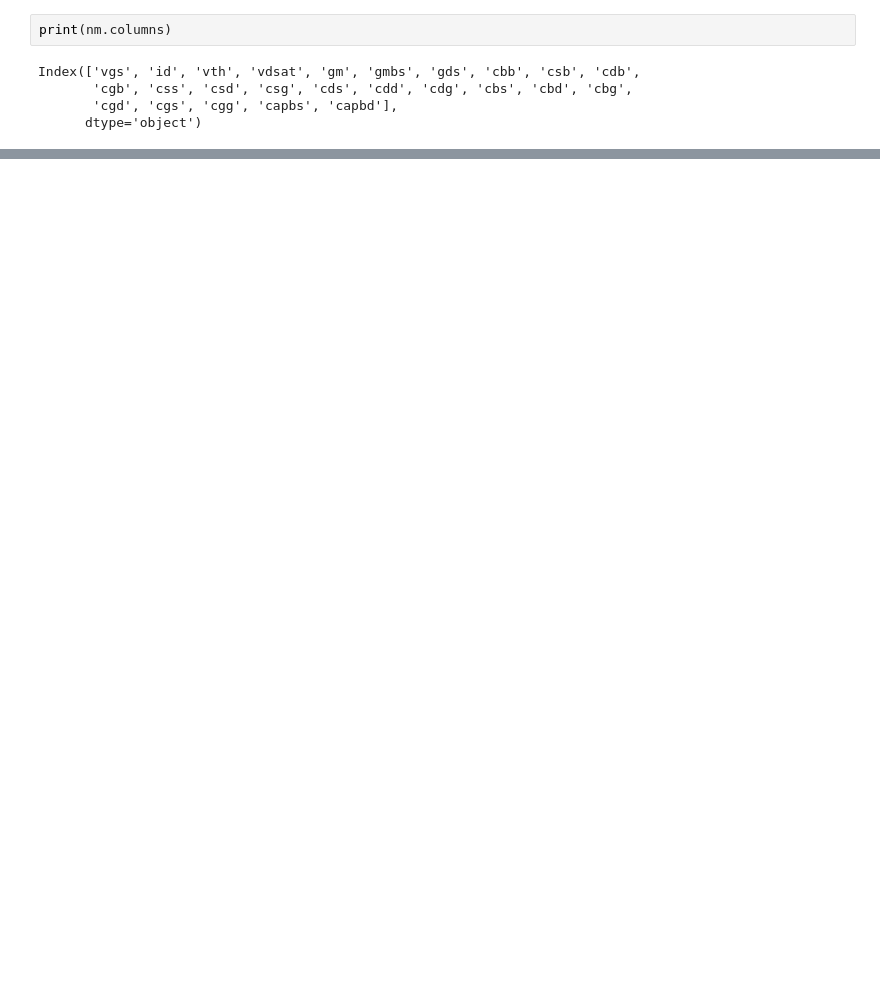
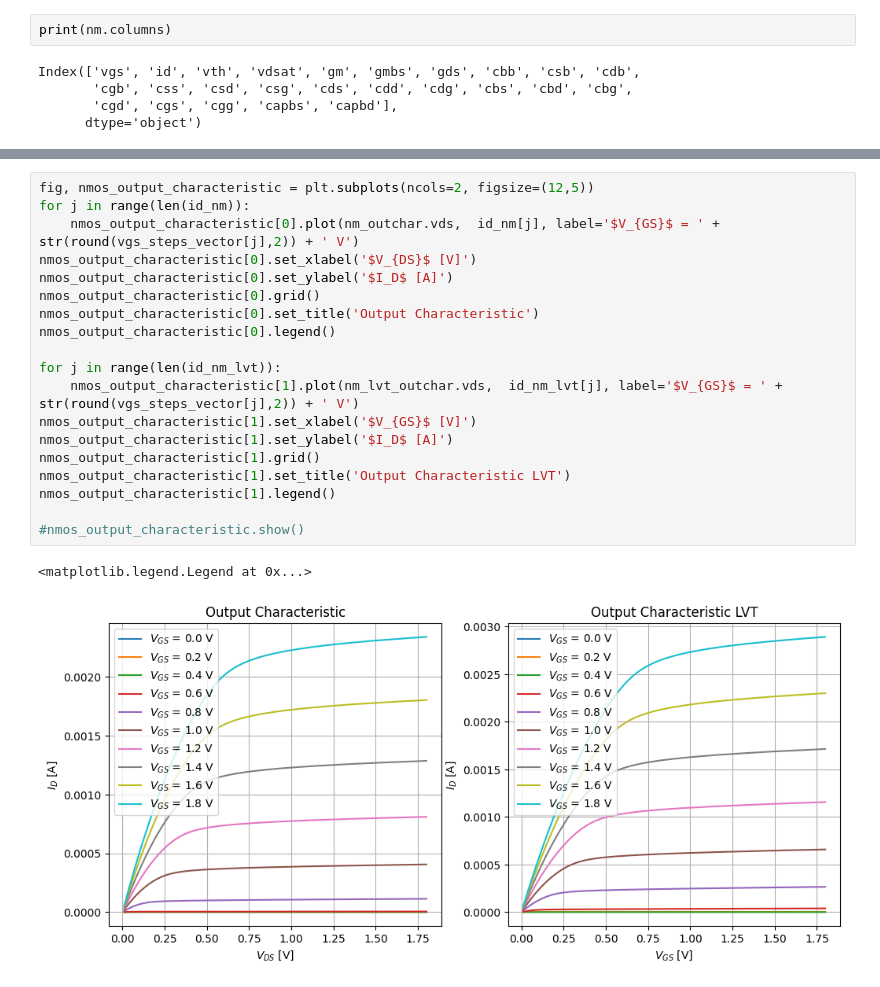
Before and after one commit to 1f7p2g3a/sky130_7bit_ADC, a Jupyter notebook: work/jupyter/mosfet_characteristics.ipynb, the cells around one changed output, grey strips where cells are left out. Drawn from its saved outputs; the diff is of its cells as text; blank space fills up the shorter version.

```diff
--- a/work/jupyter/mosfet_characteristics.ipynb
+++ b/work/jupyter/mosfet_characteristics.ipynb
@@ -63,0 +136,22 @@ print(
+# %%
+fig, nmos_output_characteristic = plt.subplots(ncols=2, figsize=(12,5))
+for j in range(len(id_nm)):
+    nmos_output_characteristic[0].plot(nm_outchar.vds,  id_nm[j], label='$V_{GS}$ = ' + str(round(vgs_steps_vector[j],2)) + ' V')
+nmos_output_characteristic[0].set_xlabel('$V_{DS}$ [V]')
+nmos_output_characteristic[0].set_ylabel('$I_D$ [A]')
+nmos_output_characteristic[0].grid()
+nmos_output_characteristic[0].set_title('Output Characteristic')
+nmos_output_characteristic[0].legend()
+
+for j in range(len(id_nm_lvt)):
+    nmos_output_characteristic[1].plot(nm_lvt_outchar.vds,  id_nm_lvt[j], label='$V_{GS}$ = ' + str(round(vgs_steps_vector[j],2)) + ' V')
+nmos_output_characteristic[1].set_xlabel('$V_{GS}$ [V]')
+nmos_output_characteristic[1].set_ylabel('$I_D$ [A]')
+nmos_output_characteristic[1].grid()
+nmos_output_characteristic[1].set_title('Output Characteristic LVT')
+nmos_output_characteristic[1].legend()
+
+#nmos_output_characteristic.show()
+# %% [output]
+<matplotlib.legend.Legend at 0x...>
+[figure, added]
```
Also changed, not shown: parts of 7 cells of this notebook, 8 other files.
